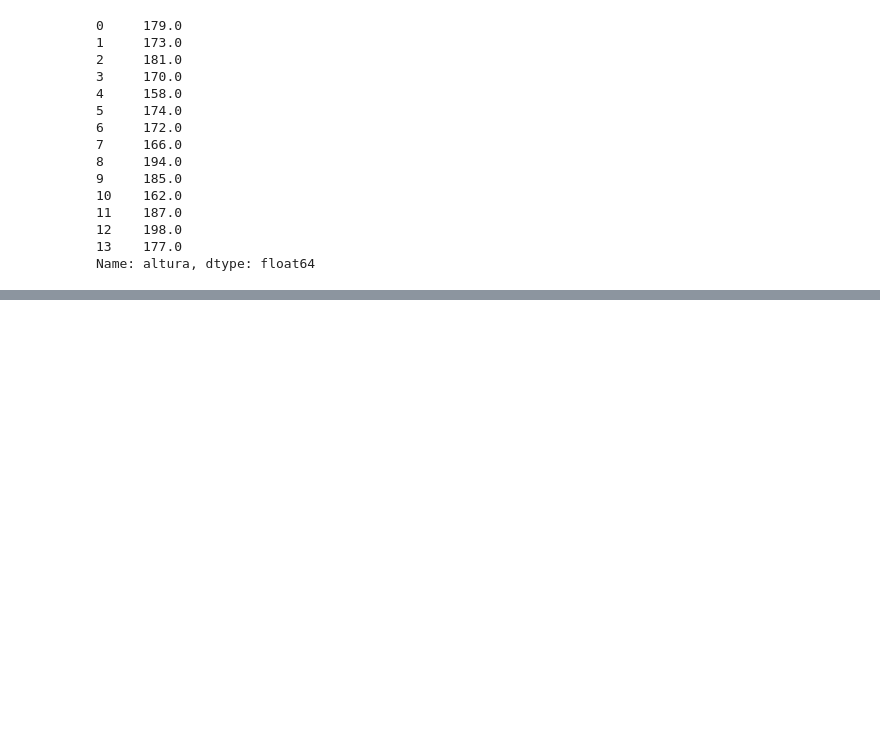
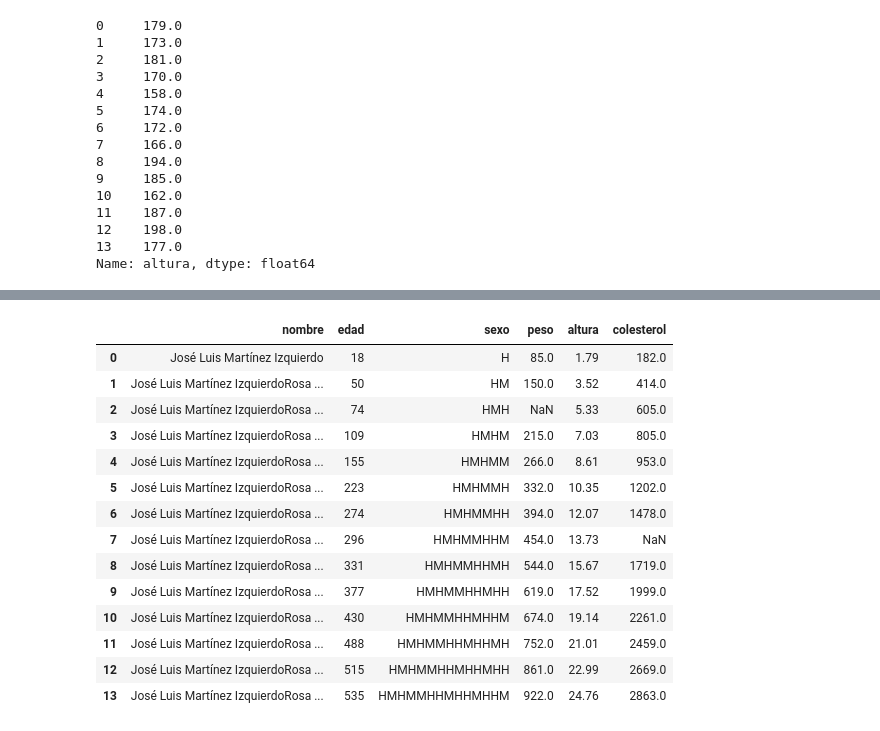
Before and after one commit to xkrizthx/Python, a Jupyter notebook: Diplomado_Pandas.ipynb, the cells around one changed output, grey strips where cells are left out. Saved outputs shown, nothing was run; the diff lists cells and outputs as text; code cells hidden in the pictures; blank space fills up the shorter version.

```diff
--- a/Diplomado_Pandas.ipynb
+++ b/Diplomado_Pandas.ipynb
@@ -387,0 +433,4 @@ Name: altura, dtype: float64
+# %%
+import pandas as pd
+df1=pd.read_csv('https://raw.githubusercontent.com/asalber/manual-python/master/datos/colesteroles.csv',sep=';',decimal=',')
+print(df1)
@@ -387,0 +473,18 @@ Name: altura, dtype: float64
+# %%
+df1.cumsum()
+# %% [output]
+|  | nombre | edad | sexo | peso | altura | colesterol |
+| 0 | José Luis Martínez Izquierdo | 18 | H | 85.0 | 1.79 | 182.0 |
+| 1 | José Luis Martínez IzquierdoRosa ... | 50 | HM | 150.0 | 3.52 | 414.0 |
+| 2 | José Luis Martínez IzquierdoRosa ... | 74 | HMH | NaN | 5.33 | 605.0 |
+| 3 | José Luis Martínez IzquierdoRosa ... | 109 | HMHM | 215.0 | 7.03 | 805.0 |
+| 4 | José Luis Martínez IzquierdoRosa ... | 155 | HMHMM | 266.0 | 8.61 | 953.0 |
+| 5 | José Luis Martínez IzquierdoRosa ... | 223 | HMHMMH | 332.0 | 10.35 | 1202.0 |
+| 6 | José Luis Martínez IzquierdoRosa ... | 274 | HMHMMHH | 394.0 | 12.07 | 1478.0 |
+| 7 | José Luis Martínez IzquierdoRosa ... | 296 | HMHMMHHM | 454.0 | 13.73 | NaN |
+| 8 | José Luis Martínez IzquierdoRosa ... | 331 | HMHMMHHMH | 544.0 | 15.67 | 1719.0 |
+| 9 | José Luis Martínez IzquierdoRosa ... | 377 | HMHMMHHMHH | 619.0 | 17.52 | 1999.0 |
+| 10 | José Luis Martínez IzquierdoRosa ... | 430 | HMHMMHHMHHM | 674.0 | 19.14 | 2261.0 |
+| 11 | José Luis Martínez IzquierdoRosa ... | 488 | HMHMMHHMHHMH | 752.0 | 21.01 | 2459.0 |
+| 12 | José Luis Martínez IzquierdoRosa ... | 515 | HMHMMHHMHHMHH | 861.0 | 22.99 | 2669.0 |
+| 13 | José Luis Martínez IzquierdoRosa ... | 535 | HMHMMHHMHHMHHM | 922.0 | 24.76 | 2863.0 |
```
Also changed, not shown: parts of 11 cells of this notebook.
